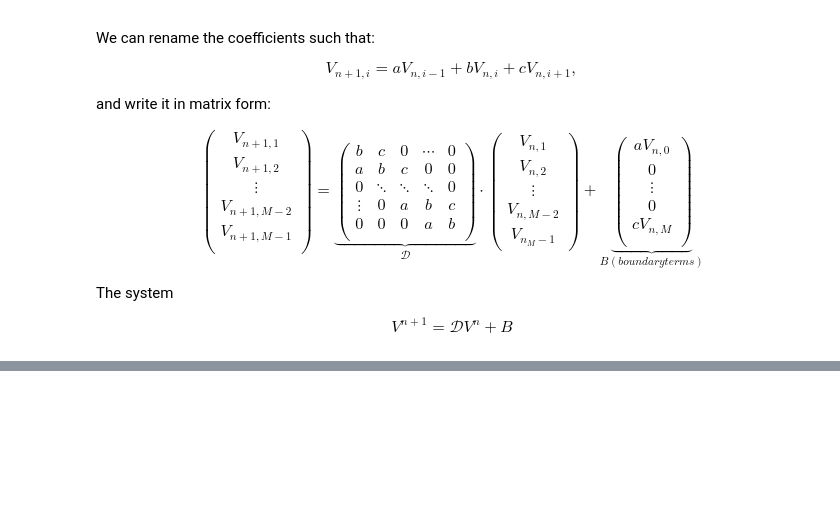
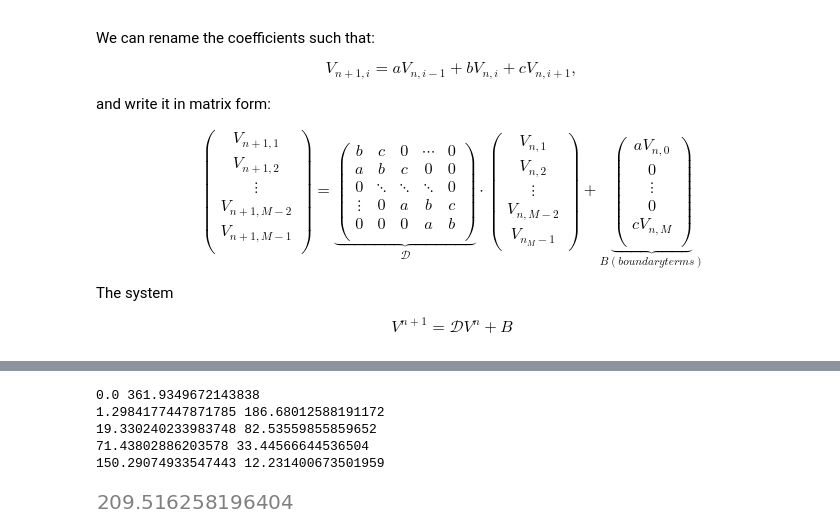
Before and after one commit to KareemElozeiri/Black-Scholes-Analysis, a Jupyter notebook: model.ipynb, the cells around one changed output, grey strips where cells are left out. Saved outputs shown, nothing was run; the diff lists cells and outputs as text; code cells hidden in the pictures; blank space fills up the shorter version.

```diff
--- a/model.ipynb
+++ b/model.ipynb
@@ -235,7 +235,7 @@ The system
 $$ V^{n+1} = \mathcal{D} V^{n} + B $$
 # %%
 class BSM:
-    def __init__(self, r, sigma,K, S_0,period, space_steps=3000, time_steps=2000, initial_time=0) -> None:
+    def __init__(self, r, sigma,K, S_0,period, space_steps=5000, time_steps=2000, initial_time=0) -> None:
         self.__r = r
         self.__sigma = sigma
         self.__K = K
@@ -313,6 +313,6 @@ class BSM:
 r = 0.1
 sig = annual_volatility
 S0 = 100
-K = 100
+K = 400
 expiration_period = 1
 test = BSM(r, sig, K, S0, expiration_period)
@@ -327,0 +319,15 @@ print(test.solve_put_for(S0,0))
+# %%
+prices = [100,200,300,400,500]
+
+for S in prices:
+    print(test.solve_call_for(S,0),test.solve_put_for(S,0))
+# %% [output]
+0.0 361.9349672143838
+1.2984177447871785 186.68012588191172
+19.330240233983748 82.53559855859652
+71.43802886203578 33.44566644536504
+150.29074933547443 12.231400673501959
+# %%
+test.solve_call_for(1000,0)
+# %% [output]
+[figure, added]
```
Also changed, not shown: parts of 3 cells of this notebook.
